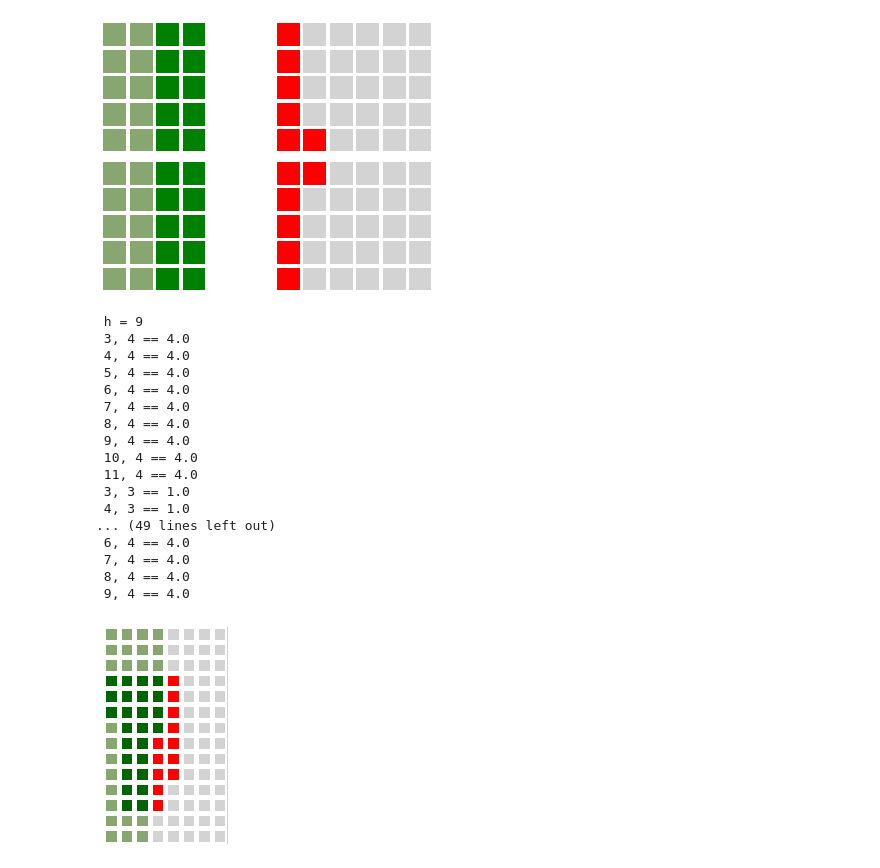
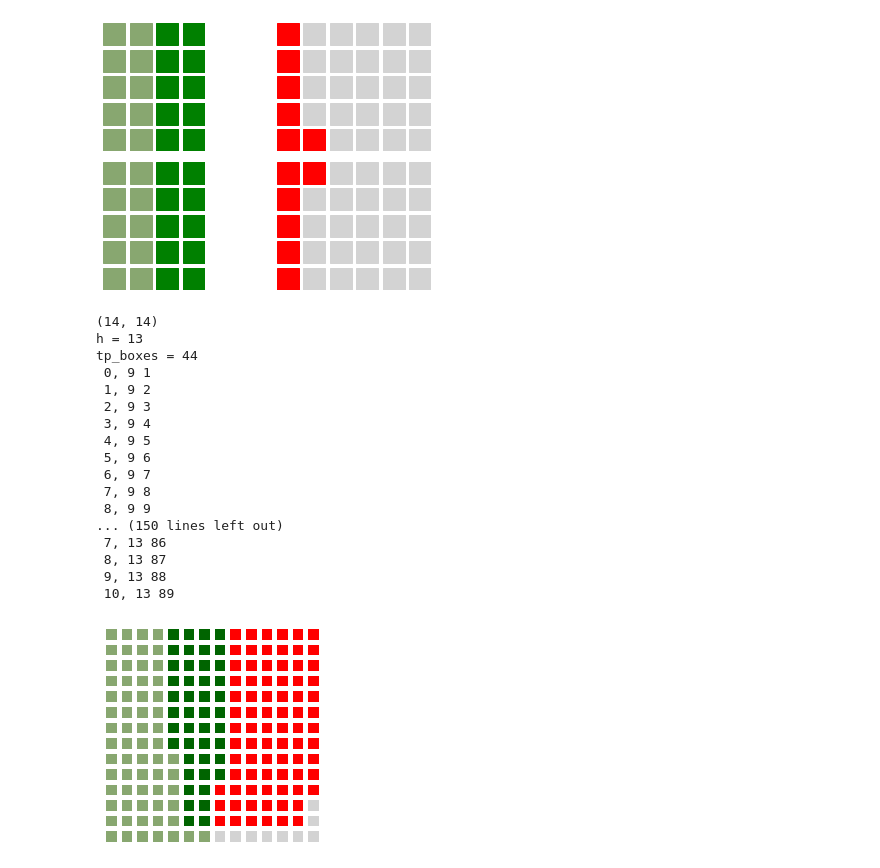
Before and after one commit to lbruand/recall-me-maybe, a Jupyter notebook: prec waffle.ipynb, the cells around one changed output. Saved outputs shown, nothing was run; the diff lists cells and outputs as text; code cells hidden in the pictures.

Commit message:
trying to get the round alright

```diff
--- a/prec waffle.ipynb
+++ b/prec waffle.ipynb
@@ -103,42 +103,42 @@ fig.show()
 
 def build_waffle_matrix(size, confusion_matrix):
     rows, cols = size
+    print(f"{size}")
     hmap = np.ones( (rows, cols) )
     tn, fp, fn, tp = cm.ravel()
     col_ratio = (fn+tp)/sum(cm.ravel())
-    col_part = int(math.floor(cols * col_ratio))
-    col_rest = int()
+    col_part = cols * col_ratio
     fn_tp_boxes = (fn+tp) * cols * rows // sum(cm.ravel())
 
     for n in range(fn_tp_boxes, rows * cols):
         ix = n % rows
         iy = n // rows
         hmap[ix, iy] = 4
+    normalize =  rows * cols / sum(cm.ravel())
+    h = int(min(
+        max( math.ceil(tp/col_part * normalize),
+            math.ceil(fp / (cols - col_part) * normalize )),
+        rows))
+    print(f"h = {h}")
+    centery = int(round(col_part))
+    centerx = int(round(rows / 2))
 
-    h = min(
-        int(math.ceil(max( tp/col_part, fp / (cols - col_part)) * rows * cols/ sum(reordered))),
-        rows)
-    print(f" h = {h}")
-
-    centery = col_part
-    centerx = int(math.ceil(rows / 2))
-
-    midh = int(round(h/2))
-    tp_boxes = int(round(tp * cols * rows / sum(reordered)))
-    fp_boxes = int(round(fp * cols * rows / sum(reordered)))
+    midh = int(math.ceil(h/2))
+    tp_boxes = int(round(tp * cols * rows / sum(cm.ravel())))
+    fp_boxes = int(math.floor(fp * cols * rows / sum(cm.ravel())))
 
     def boxes_generator(direction=-1, expected_value=1):
         n = 0
         while (True):
-            ix = centerx - midh + (n % h)
-            iy = centery + direction * (n//h - 1)
-
+            ix = centerx - midh + (n % (h))
+            iy = centery + direction * (n// (h) -1)
             n += 1
-            print(f" {ix}, {iy} == {hmap[ix, iy]}")
+            print(f" {ix}, {iy} {n}")
             if hmap[ix, iy] == expected_value:
                 yield ix, iy
 
     tp_boxes_gen = boxes_generator(direction=-1, expected_value=1)
+    print(f"tp_boxes = {tp_boxes}")
     toUpdate = itertools.islice(tp_boxes_gen, tp_boxes)
     for xy in toUpdate:
         ix, iy = xy
@@ -146,57 +146,58 @@ def build_waffle_matrix(size, confusion_matrix):
         hmap[ix, iy] = 2
 
     fp_boxes_gen = boxes_generator(direction=1, expected_value=4)
+    print(f"fp_boxes = {fp_boxes}")
     toUpdate = itertools.islice(fp_boxes_gen, fp_boxes)
     for xy in toUpdate:
         ix, iy = xy
         assert(hmap[ix, iy] == 4)
         hmap[ix, iy] = 3
 
     return hmap
 
 def plot_waffle_matrix(hmap,
                        cmap = (mpl.colors.ListedColormap(["#88a770", "darkgreen", "red", "lightgrey"])),
                        linewidth=5
                       ):
     fig, ax = plt.subplots()
 
     im = ax.imshow(hmap, cmap=cmap)
     ax.set_xlabel(None)
     ax.set_ylabel(None)
     unitmove = 1.0
     ax.set_xticks([])
     ax.set_yticks([])
     ax.set_xticks(np.arange(hmap.shape[1]+unitmove)-unitmove/2, minor=True)
     ax.set_yticks(np.arange(hmap.shape[0]+unitmove)-unitmove/2, minor=True)
 
     ax.grid(which="minor", color="w", linestyle='-', linewidth=linewidth)
     ax.tick_params(which="minor", bottom=False, left=False)
     ax.spines['top'].set_visible(False)
     ax.spines['right'].set_visible(False)
     ax.spines['bottom'].set_visible(False)
     ax.spines['left'].set_visible(False)
 
-hmap = build_waffle_matrix( (14, 8), cm)
+hmap = build_waffle_matrix( (14, 14), cm)
 plot_waffle_matrix(hmap)
 # %% [output]
- h = 9
- 3, 4 == 4.0
- 4, 4 == 4.0
- 5, 4 == 4.0
- 6, 4 == 4.0
- 7, 4 == 4.0
- 8, 4 == 4.0
- 9, 4 == 4.0
- 10, 4 == 4.0
- 11, 4 == 4.0
- 3, 3 == 1.0
- 4, 3 == 1.0
-... (49 lines left out)
- 6, 4 == 4.0
- 7, 4 == 4.0
- 8, 4 == 4.0
- 9, 4 == 4.0
+(14, 14)
+h = 13
+tp_boxes = 44
+ 0, 9 1
+ 1, 9 2
+ 2, 9 3
+ 3, 9 4
+ 4, 9 5
+ 5, 9 6
+ 6, 9 7
+ 7, 9 8
+ 8, 9 9
+... (150 lines left out)
+ 7, 13 86
+ 8, 13 87
+ 9, 13 88
+ 10, 13 89
-[figure, old version]
+[figure, new version]
 # %%
 import random
 random.seed(3)
```
Also changed, not shown: parts of 2 cells of this notebook.
